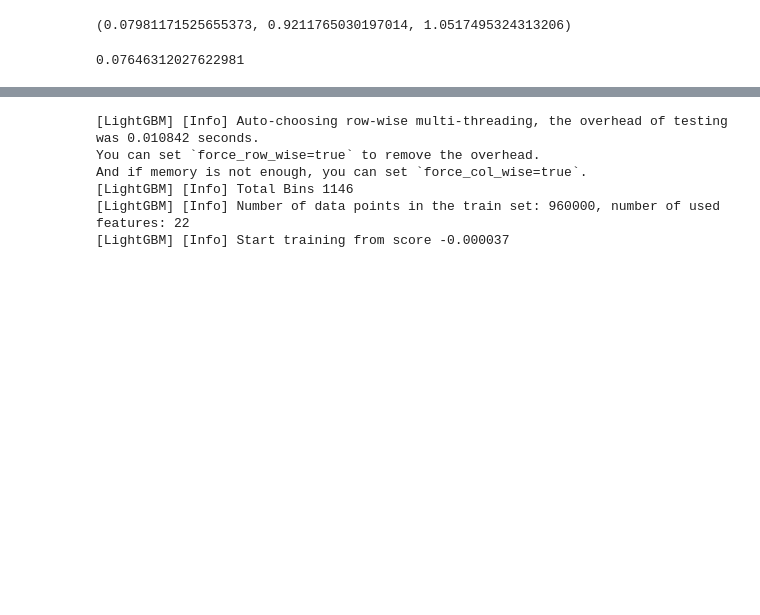
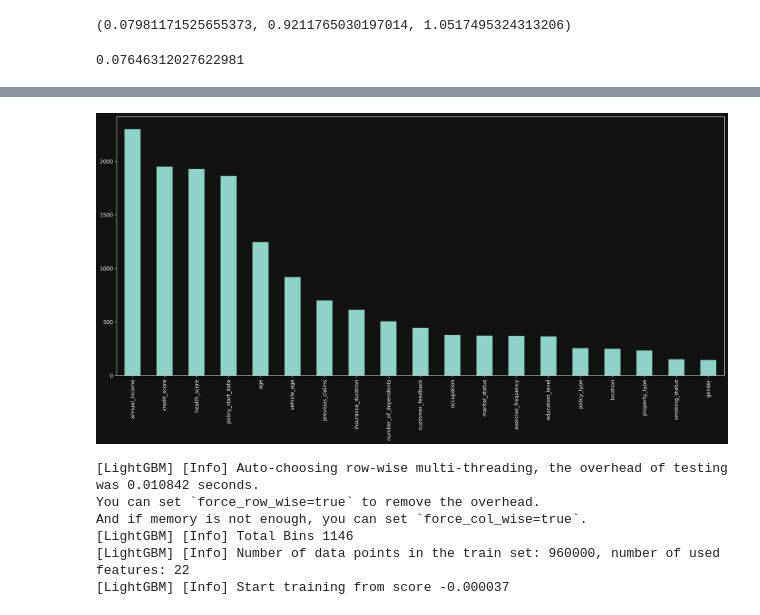
Before and after one commit to pakchu/regression-with-an-insurance-dataset, a Jupyter notebook: main2.ipynb, the cells around one changed output, grey strips where cells are left out. Saved outputs shown, nothing was run; the diff lists cells and outputs as text; code cells hidden in the pictures; blank space fills up the shorter version.

```diff
--- a/main2.ipynb
+++ b/main2.ipynb
@@ -126,5 +116,7 @@ y = y_scaler.transform(np.log1p(y).reshape(-1,1)).reshape(-1)
 # %%
-X = data[data[target_column].notnull()].drop(columns=[target_column])
+# drop features: 'policy_type', 'location', 'property_type', 'smoking_status', 'gender'
+
+X = data.loc[data[target_column].notnull(), ].drop(columns=[target_column, 'policy_type', 'location', 'property_type', 'smoking_status', 'gender'])
 # %%
 def inverse_y(y):
     return np.expm1(y_scaler.inverse_transform(y.reshape(-1,1)).reshape(-1))
@@ -506,3 +276,8 @@ feature_importance.plot.bar('feature', 'importance')
+# %%
+pd.Series(lgbm.feature_importances_, index=X.columns).sort_values(ascending=False).plot(kind='bar')
+importance = pd.Series(lgbm.feature_importances_, index=X.columns).sort_values(ascending=False)
+# %% [output]
+[figure, added]
 # %%
 from lightgbm import LGBMRegressor
 lgbm = LGBMRegressor(
```
Also changed, not shown: parts of 16 cells of this notebook, 2 other files.
